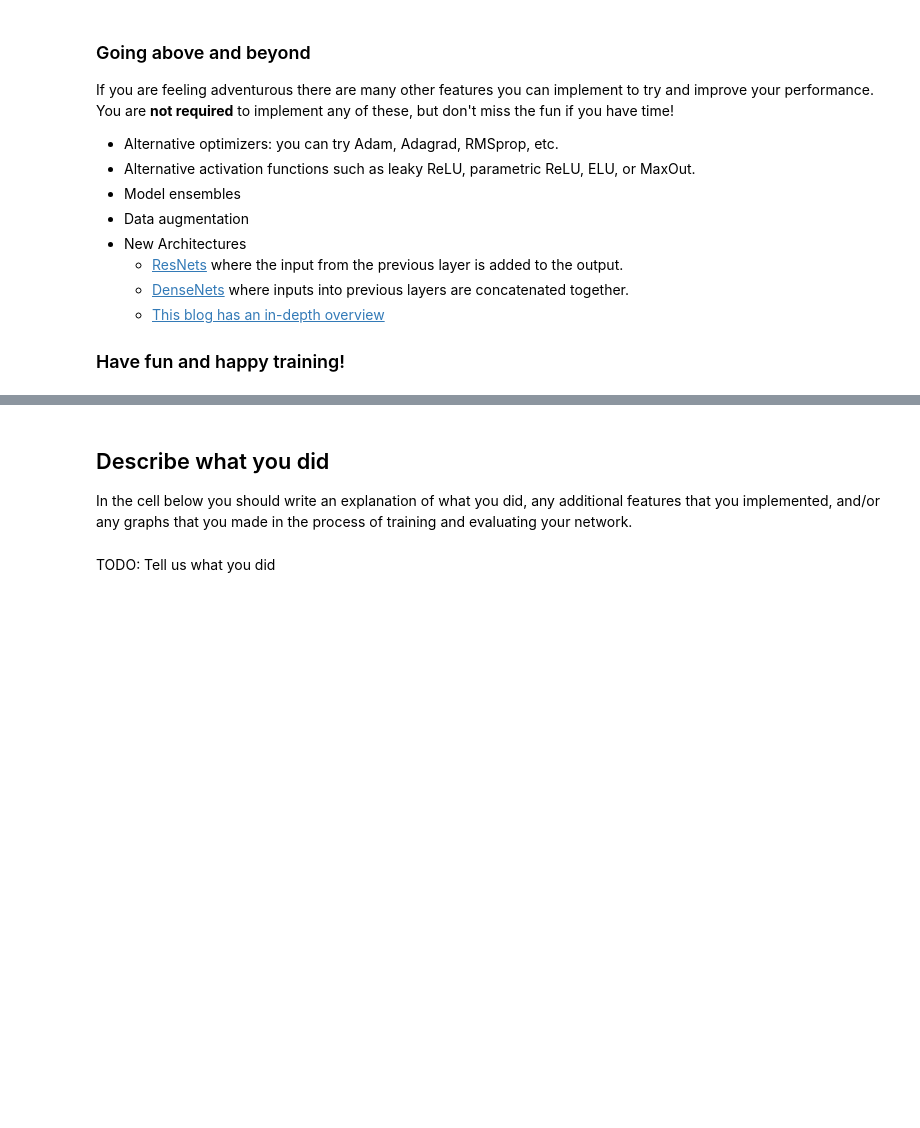
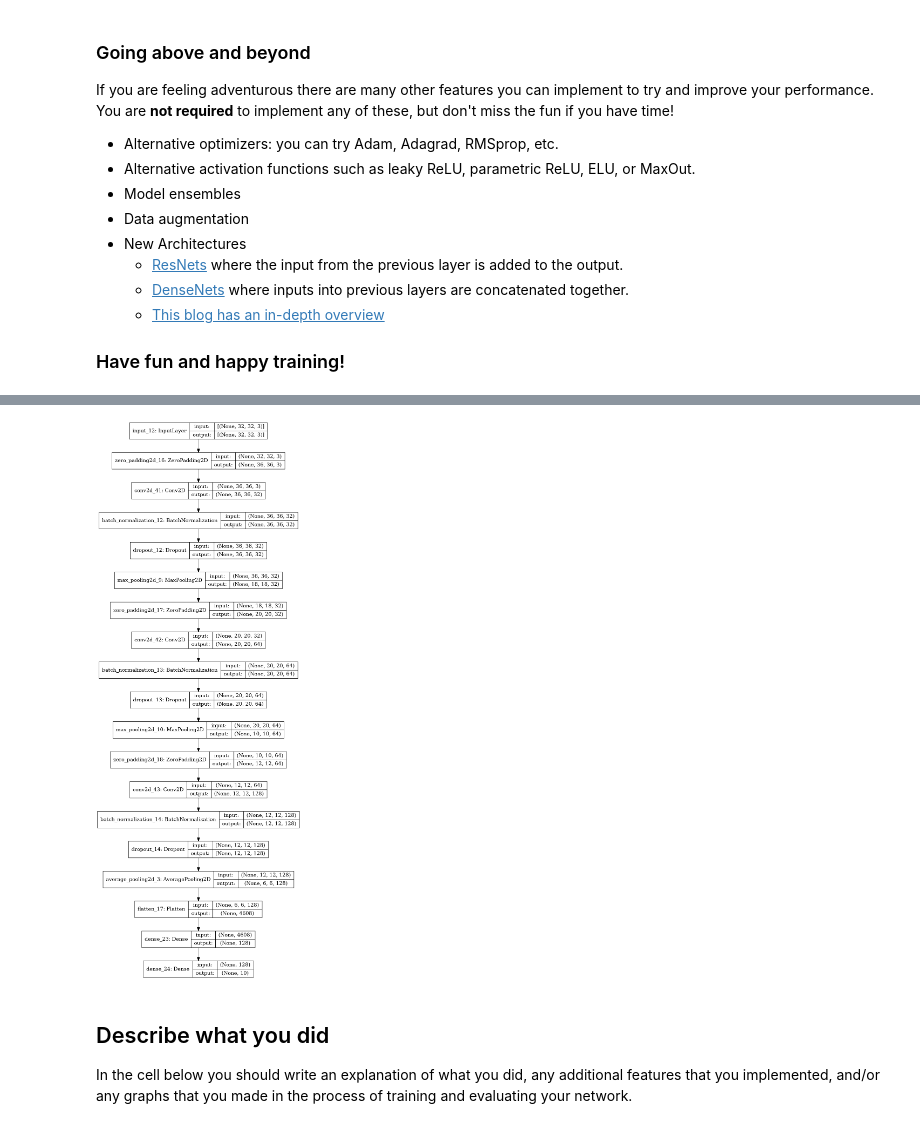
Before and after one commit to andreirosu97/CV, a Jupyter notebook: assignment2/TensorFlow.ipynb, the cells around one changed output, grey strips where cells are left out. Drawn from its saved outputs; the diff is of its cells as text; code cells hidden in the pictures; blank space fills up the shorter version.

```diff
--- a/assignment2/TensorFlow.ipynb
+++ b/assignment2/TensorFlow.ipynb
@@ -603,7 +691,17 @@ class ThreeLayerConvNet(tf.keras.Model):
         ########################################################################
         # *****START OF YOUR CODE (DO NOT DELETE/MODIFY THIS LINE)*****
 
-        pass
+        initializer = tf.initializers.VarianceScaling(scale=2.0)
+
+        self.conv1 = tf.keras.layers.Conv2D(channel_1, [5,5], padding='valid',
+                                        kernel_initializer=initializer,
+                                        activation='relu')
+        self.conv2 = tf.keras.layers.Conv2D(channel_2, [3,3], padding='valid',
+                                        kernel_initializer=initializer,
+                                        activation='relu')
+
+        self.flatten = tf.keras.layers.Flatten()
+        self.fc = tf.keras.layers.Dense(num_classes, activation='softmax', kernel_initializer=initializer)
 
         # *****END OF YOUR CODE (DO NOT DELETE/MODIFY THIS LINE)*****
         ########################################################################
@@ -618,7 +716,14 @@ class ThreeLayerConvNet(tf.keras.Model):
         ########################################################################
         # *****START OF YOUR CODE (DO NOT DELETE/MODIFY THIS LINE)*****
 
-        pass
+        padding = tf.constant([[0,0],[2,2],[2,2],[0,0]])
+        x = tf.pad(x, padding, 'CONSTANT')
+        x = self.conv1(x)
+        padding = tf.constant([[0,0],[1,1],[1,1],[0,0]])
+        x = tf.pad(x, padding, 'CONSTANT')
+        x = self.conv2(x)
+        x = self.flatten(x)
+        scores = self.fc(x)
 
         # *****END OF YOUR CODE (DO NOT DELETE/MODIFY THIS LINE)*****
         ########################################################################
@@ -751,7 +867,7 @@ def model_init_fn():
     ############################################################################
     # *****START OF YOUR CODE (DO NOT DELETE/MODIFY THIS LINE)*****
 
-    pass
+    model = ThreeLayerConvNet(channel_1, channel_2, num_classes)
 
     # *****END OF YOUR CODE (DO NOT DELETE/MODIFY THIS LINE)*****
     ############################################################################
@@ -766,7 +882,7 @@ def optimizer_init_fn():
     ############################################################################
     # *****START OF YOUR CODE (DO NOT DELETE/MODIFY THIS LINE)*****
 
-    pass
+    optimizer = tf.keras.optimizers.SGD(learning_rate = learning_rate)
 
     # *****END OF YOUR CODE (DO NOT DELETE/MODIFY THIS LINE)*****
     ############################################################################
@@ -844,7 +982,19 @@ def model_init_fn():
     ############################################################################
     # *****START OF YOUR CODE (DO NOT DELETE/MODIFY THIS LINE)*****
 
-    pass
+    input_shape = (32, 32, 3)
+    channel_1, channel_2, num_classes = 32, 16, 10
+    initializer = tf.initializers.VarianceScaling(scale=2.0)
+    layers = [
+        tf.keras.layers.InputLayer(input_shape=input_shape),
+        tf.keras.layers.ZeroPadding2D(padding=(2,2)),
+        tf.keras.layers.Conv2D(channel_1, [5,5], padding='same', kernel_initializer=initializer, activation='relu'),
+        tf.keras.layers.ZeroPadding2D(padding=(1,1)),
+        tf.keras.layers.Conv2D(channel_2, [3,3], padding='same', kernel_initializer=initializer, activation='relu'),
+        tf.keras.layers.Flatten(input_shape=input_shape),
+        tf.keras.layers.Dense(num_classes, activation='softmax', kernel_initializer=initializer),
+    ]
+    model = tf.keras.Sequential(layers)
 
     # *****END OF YOUR CODE (DO NOT DELETE/MODIFY THIS LINE)*****
     ############################################################################
@@ -860,7 +1010,7 @@ def optimizer_init_fn():
     ############################################################################
     # *****START OF YOUR CODE (DO NOT DELETE/MODIFY THIS LINE)*****
 
-    pass
+    optimizer = tf.keras.optimizers.SGD(learning_rate=learning_rate, momentum=0.9, nesterov=True)
 
     # *****END OF YOUR CODE (DO NOT DELETE/MODIFY THIS LINE)*****
     ############################################################################
@@ -1028,6 +1218,10 @@ train_part34(model_init_fn, optimizer_init_fn, num_epochs=num_epochs, is_trainin
+# %%
+    from keras.utils import plot_model
+
+    plot_model(model_init_fn(), show_shapes=True)
+# %% [output]
+[figure, added]
 # %% [markdown]
 ## Describe what you did
 
 In the cell below you should write an explanation of what you did, any additional features that you implemented, and/or any graphs that you made in the process of training and evaluating your network.
-# %% [markdown]
-TODO: Tell us what you did
```
Also changed, not shown: parts of 22 cells of this notebook, 1 other file.
